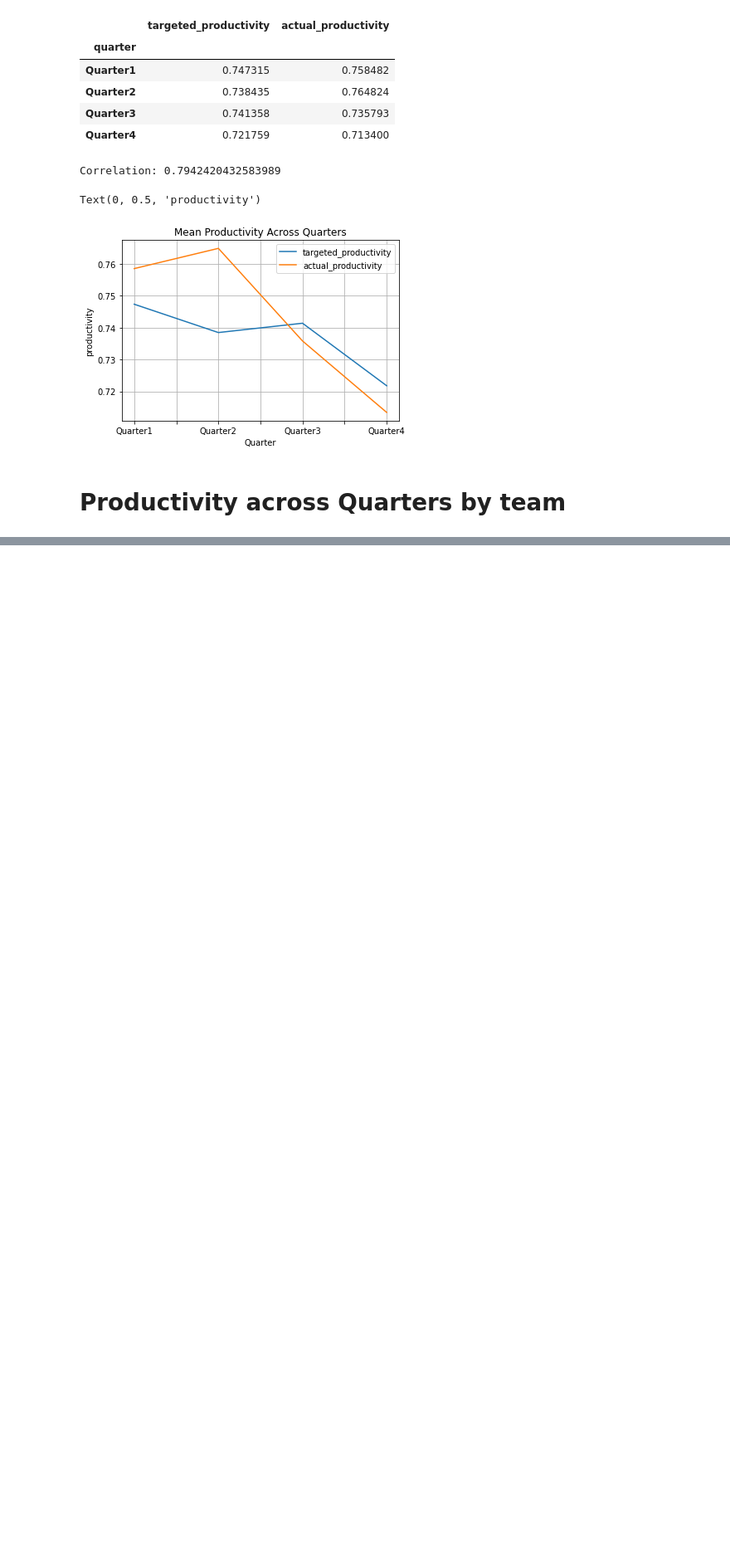
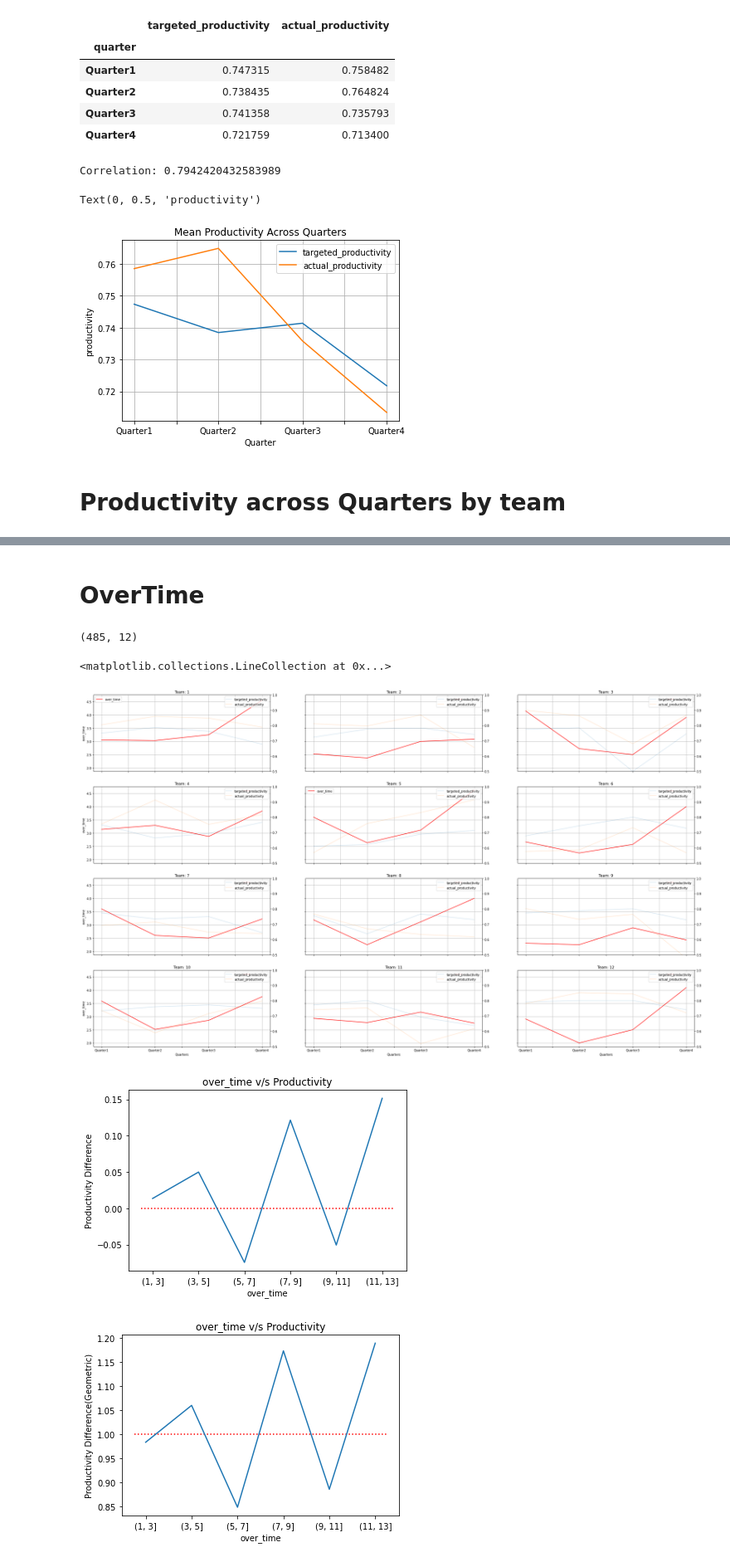
Before and after one commit to rohitashwachaks/MIS-S381N, a Jupyter notebook: project/finishing.ipynb, the cells around one changed output, grey strips where cells are left out. Shown at 83% size. Cells and saved outputs as stored; diff of their text form; code cells hidden in the pictures; blank space fills up the shorter version.

```diff
--- a/project/finishing.ipynb
+++ b/project/finishing.ipynb
@@ -206,0 +239,13 @@ No Clear relationship
+# %% [markdown]
+# OverTime
+# %%
+meanPlot, gmeanPlot, actualvtargetproductivity, teamPlot = GetPlots("over_time",[0, 1, 3, 5, 7, 9, 11, 13])
+meanPlot.hlines(0,plt.xlim()[0],plt.xlim()[1], linestyles="dotted",colors="r")
+gmeanPlot.hlines(1,plt.xlim()[0],plt.xlim()[1], linestyles="dotted",colors="r")
+# actualvtargetproductivity.vlines(1+2/5,plt.ylim()[0],plt.ylim()[1], linestyles="dotted",colors="r")
+# %% [output]
+(485, 12)
+<matplotlib.collections.LineCollection at 0x...>
+[figure, added]
+[figure, added]
+[figure, added]
```
Also changed, not shown: parts of 67 cells of this notebook, 6 other files.
